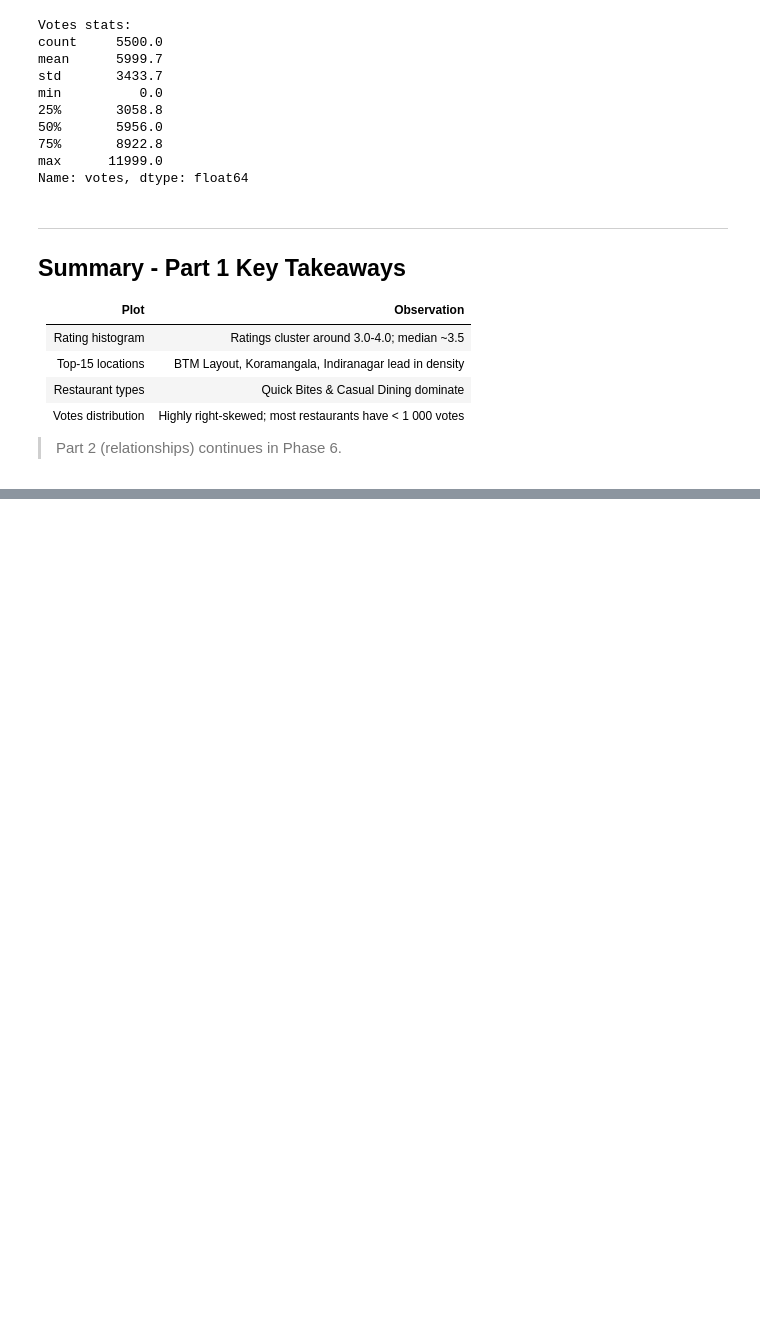
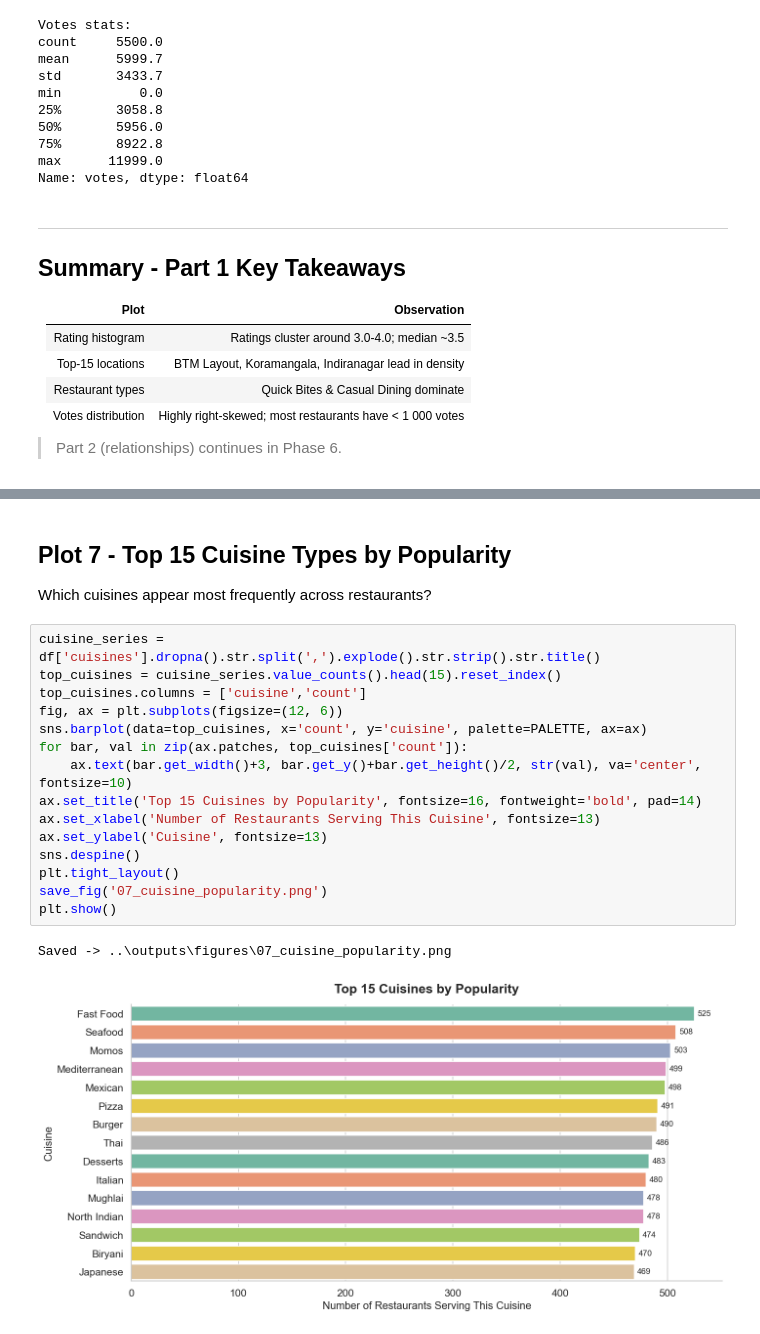
Before and after one commit to komalkaushikr/Zomato_analysis, a Jupyter notebook: notebooks/01_eda.ipynb, the cells around one changed output, grey strips where cells are left out. Saved outputs shown, nothing was run; the diff lists cells and outputs as text; blank space fills up the shorter version.

```diff
--- a/notebooks/01_eda.ipynb
+++ b/notebooks/01_eda.ipynb
@@ -149,0 +199,21 @@ Name: votes, dtype: float64
+# %% [markdown]
+## Plot 7 - Top 15 Cuisine Types by Popularity
+Which cuisines appear most frequently across restaurants?
+# %%
+cuisine_series = df['cuisines'].dropna().str.split(',').explode().str.strip().str.title()
+top_cuisines = cuisine_series.value_counts().head(15).reset_index()
+top_cuisines.columns = ['cuisine','count']
+fig, ax = plt.subplots(figsize=(12, 6))
+sns.barplot(data=top_cuisines, x='count', y='cuisine', palette=PALETTE, ax=ax)
+for bar, val in zip(ax.patches, top_cuisines['count']):
+    ax.text(bar.get_width()+3, bar.get_y()+bar.get_height()/2, str(val), va='center', fontsize=10)
+ax.set_title('Top 15 Cuisines by Popularity', fontsize=16, fontweight='bold', pad=14)
+ax.set_xlabel('Number of Restaurants Serving This Cuisine', fontsize=13)
+ax.set_ylabel('Cuisine', fontsize=13)
+sns.despine()
+plt.tight_layout()
+save_fig('07_cuisine_popularity.png')
+plt.show()
+# %% [output]
+Saved -> ..\outputs\figures\07_cuisine_popularity.png
+[figure, added]
```
Also changed, not shown: parts of 10 cells of this notebook, 5 other files.
